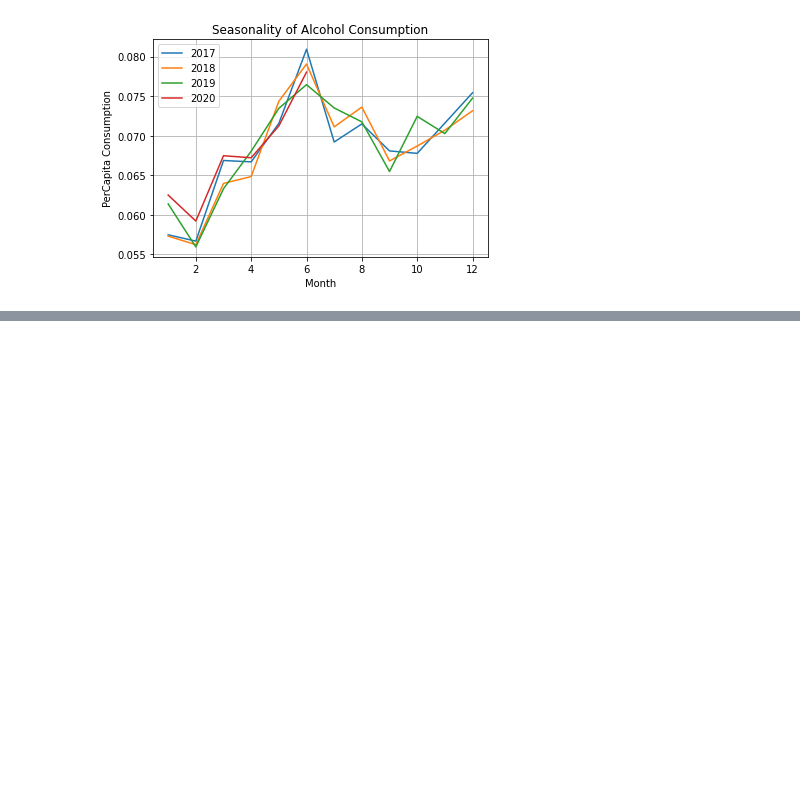
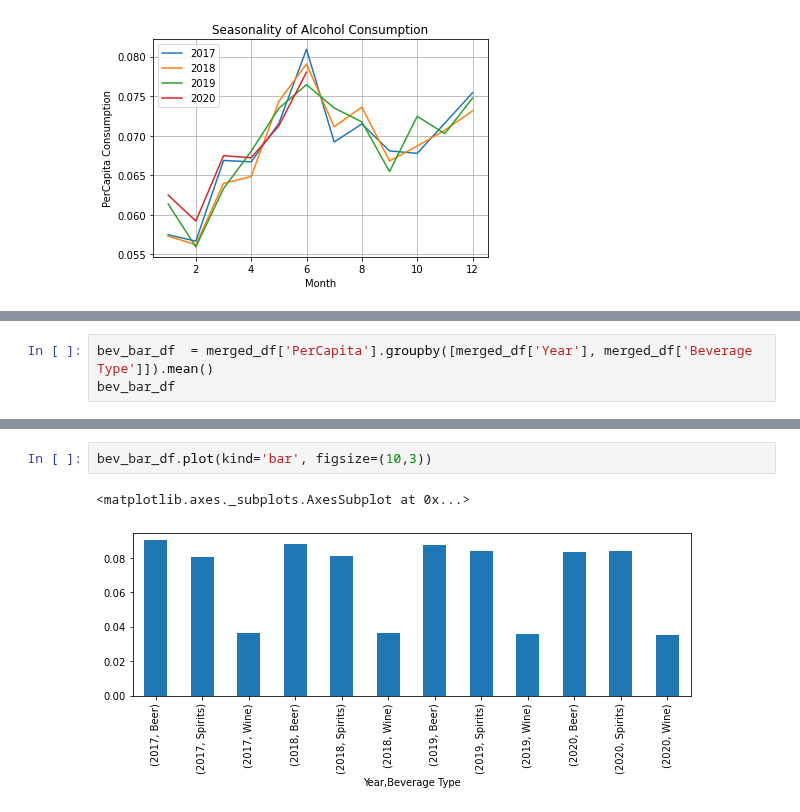
Before and after one commit to zach-18/Project_1_Group_3, a Jupyter notebook: PZJupyter.ipynb, the cells around one changed output, grey strips where cells are left out. Drawn from its saved outputs; the diff is of its cells as text; blank space fills up the shorter version.

Commit message:
2nd visualization

```diff
--- a/PZJupyter.ipynb
+++ b/PZJupyter.ipynb
@@ -107,0 +102,3 @@ ValueError: Unrecognized character e in format string
+# %%
+bev_bar_df  = merged_df['PerCapita'].groupby([merged_df['Year'], merged_df['Beverage Type']]).mean()
+bev_bar_df
@@ -107,0 +120,5 @@ ValueError: Unrecognized character e in format string
+# %%
+bev_bar_df.plot(kind='bar', figsize=(10,3))
+# %% [output]
+<matplotlib.axes._subplots.AxesSubplot at 0x...>
+[figure, added]
```
Also changed, not shown: parts of 18 cells of this notebook, 1 other file.
